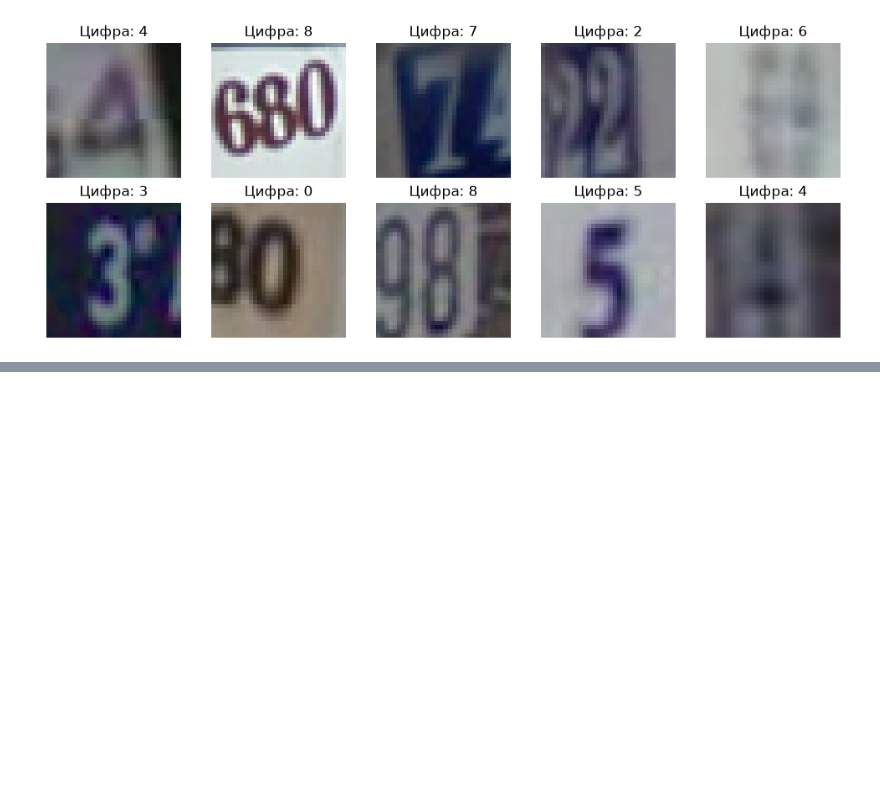
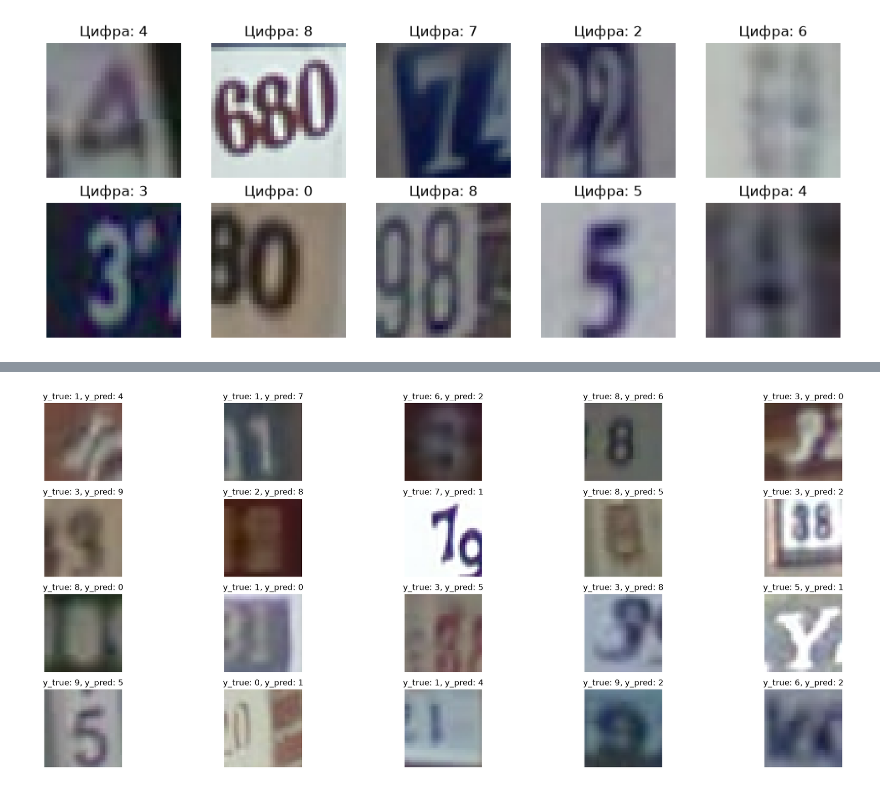
Before and after one commit to Xivalor/dl-projects, a Jupyter notebook: svhn-cnn/main.ipynb, the cells around one changed output, grey strips where cells are left out. Cells and saved outputs as stored; diff of their text form; code cells hidden in the pictures; blank space fills up the shorter version.

```diff
--- a/svhn-cnn/main.ipynb
+++ b/svhn-cnn/main.ipynb
@@ -173,0 +263,19 @@ weighted avg       0.94      0.94      0.94     26032
+# %%
+mask = (y_true != y_pred)
+
+fig, axes = plt.subplots(4,5,figsize=(20,8))
+
+j = 0
+for i, (image, label) in enumerate(ds_test.take(1000)):
+    if mask[i]:
+        axes.flat[j].imshow(image.numpy())
+        axes.flat[j].set_title(f"y_true: {y_true[i]}, y_pred: {y_pred[i]}")
+        axes.flat[j].axis("off")
+        j += 1
+    if j >= 20:
+        break
+
+plt.tight_layout()
+plt.show()
+# %% [output]
+[figure, added]
```
Also changed, not shown: parts of 10 cells of this notebook, 8 other files.
